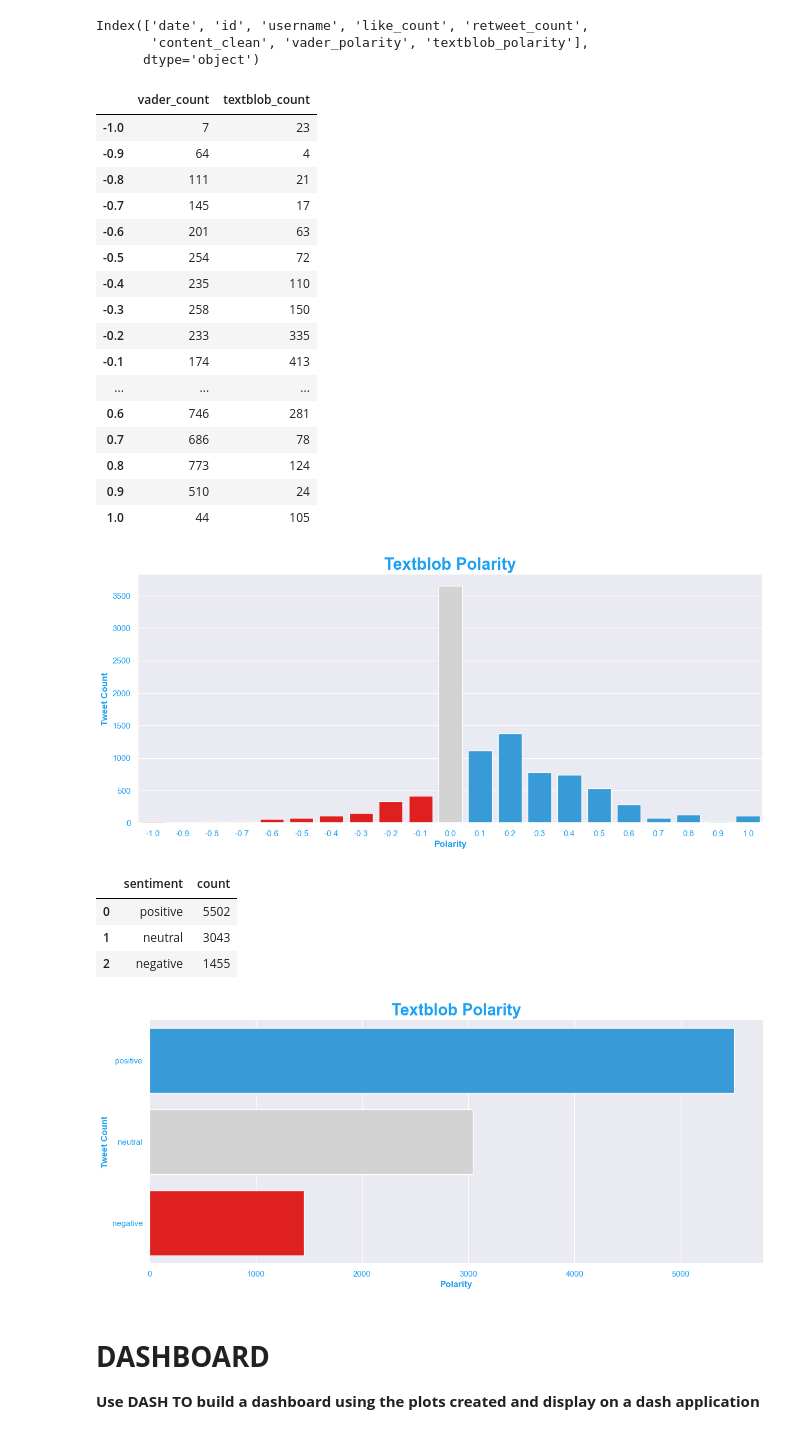
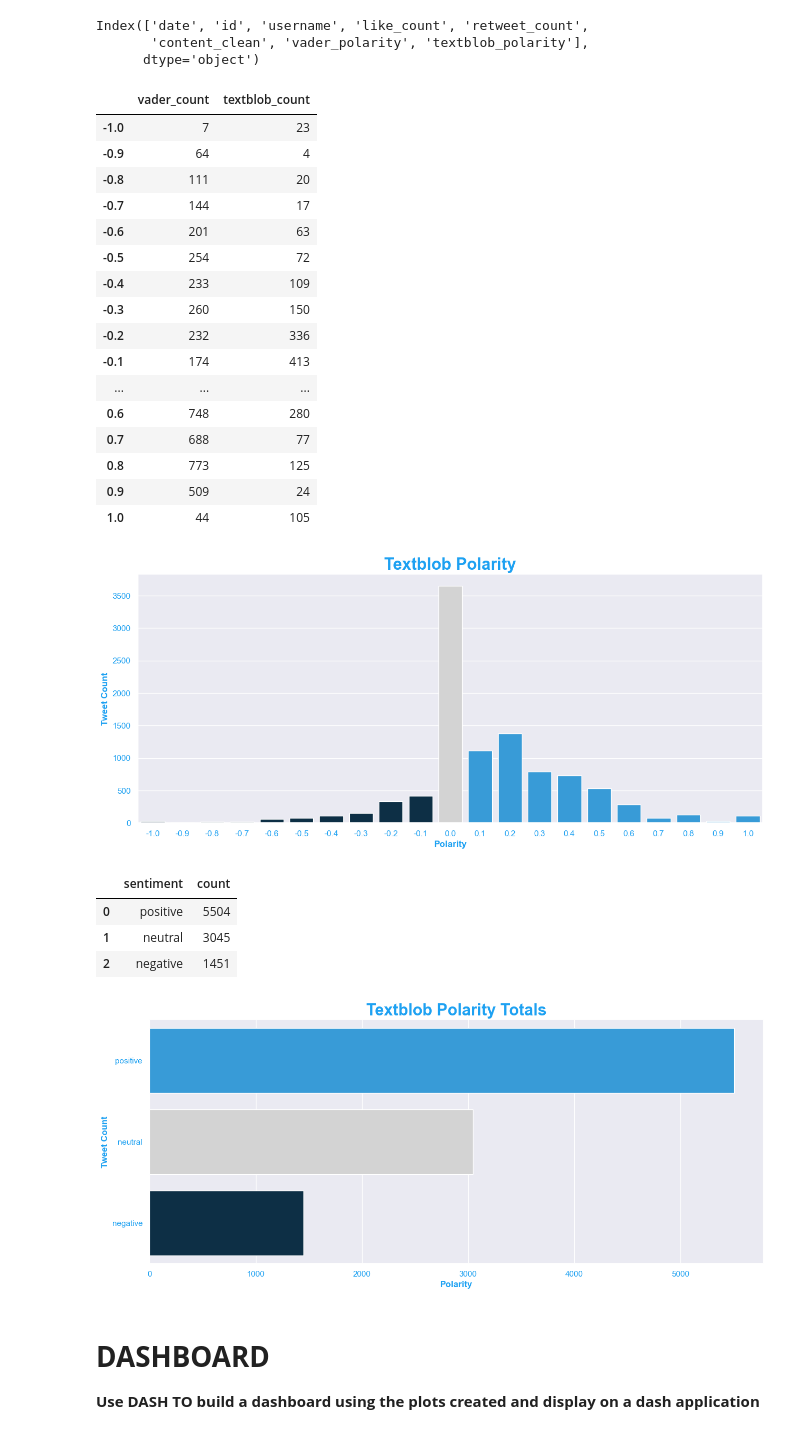
Before and after one commit to kevkillion/TwitterBot_ChatGPT, a Jupyter notebook: main.ipynb, the cells around one changed output. Drawn from its saved outputs; the diff is of its cells as text; code cells hidden in the pictures.

```diff
--- a/main.ipynb
+++ b/main.ipynb
@@ -149,7 +148,7 @@ from psycopg2.extensions import ISOLATION_LEVEL_AUTOCOMMIT
 hostname = 'localhost'
 database = 'DB1'
 username = 'postgres'
-pwd = 'XXXXXX'
+pwd = 'a4y23f'
 port_id = 5432
 
 conn = None
@@ -167,11 +166,11 @@ try:
 
     conn.set_isolation_level(ISOLATION_LEVEL_AUTOCOMMIT)
 
-    pgcur = conn.cursor(cursor_factory=psycopg2.extras.DictCursor)
+    pgcur = conn.cursor()
 
     # Create Table execute
     pgcur.execute('''
-    DROP TABLE IF EXISTS Tweets_ChatGPT_clean;
+    DROP TABLE IF EXISTS Tweets_ChatGPT_clean CASCADE;
     CREATE TABLE Tweets_ChatGPT_clean
         ( date date
         , id varchar(50)
@@ -514,22 +506,22 @@ df_polarity_10K_count
 |  | vader_count | textblob_count |
 | -1.0 | 7 | 23 |
 | -0.9 | 64 | 4 |
-| -0.8 | 111 | 21 |
-| -0.7 | 145 | 17 |
+| -0.8 | 111 | 20 |
+| -0.7 | 144 | 17 |
 | -0.6 | 201 | 63 |
 | -0.5 | 254 | 72 |
-| -0.4 | 235 | 110 |
-| -0.3 | 258 | 150 |
-| -0.2 | 233 | 335 |
+| -0.4 | 233 | 109 |
+| -0.3 | 260 | 150 |
+| -0.2 | 232 | 336 |
 | -0.1 | 174 | 413 |
 | ... | ... | ... |
-| 0.6 | 746 | 281 |
-| 0.7 | 686 | 78 |
-| 0.8 | 773 | 124 |
-| 0.9 | 510 | 24 |
+| 0.6 | 748 | 280 |
+| 0.7 | 688 | 77 |
+| 0.8 | 773 | 125 |
+| 0.9 | 509 | 24 |
 | 1.0 | 44 | 105 |
 # %%
-colors = ['#FF0000' if polarity < 0 else 'lightgrey' if polarity == 0 else '#1DA1F2' for polarity in df_polarity_10K_count.index]
+colors = ['#04314E' if polarity < 0 else 'lightgrey' if polarity == 0 else '#1DA1F2' for polarity in df_polarity_10K_count.index]
 
 # Create Barchart and assign formatting
 pyplot.figure(figsize=(15, 6))
@@ -546,7 +538,7 @@ pyplot.savefig("Textblob_polarity.png", format="png")
 # Show plot
 pyplot.show()
 # %% [output]
-[figure, old version]
+[figure, new version]
 # %%
 # Create Sentiment column
 df_polarity_10K['sentiment'] = ['positive' if polarity > 0
@@ -557,28 +549,28 @@ df_polarity_10K_sentiment = df_polarity_10K.groupby(pd.Grouper(key='sentiment'))
 df_polarity_10K_sentiment.head(5)
 # %% [output]
 |  | sentiment | count |
-| 0 | positive | 5502 |
-| 1 | neutral | 3043 |
-| 2 | negative | 1455 |
+| 0 | positive | 5504 |
+| 1 | neutral | 3045 |
+| 2 | negative | 1451 |
 # %%
-colors = ['#FF0000' if sentiment == 'negative' else 'lightgrey' if sentiment == 'neutral' else '#1DA1F2' for sentiment in df_polarity_10K_sentiment['sentiment']]
+colors = ['#04314E' if sentiment == 'negative' else 'lightgrey' if sentiment == 'neutral' else '#1DA1F2' for sentiment in df_polarity_10K_sentiment['sentiment']]
 
 # Create Barchart and assign formatting
 pyplot.figure(figsize=(15, 6))
 seaborn.barplot(data= df_polarity_10K_sentiment, x='count', y='sentiment', palette=colors)
 
 seaborn.set(rc={'xtick.color':'#1DA1F2', 'ytick.color':'#1DA1F2'})
-pyplot.title('Textblob Polarity', fontsize=22, weight='bold', color='#1DA1F2')
+pyplot.title('Textblob Polarity Totals', fontsize=22, weight='bold', color='#1DA1F2')
 pyplot.xlabel('Polarity', color='#1DA1F2', weight='bold')
 pyplot.ylabel('Tweet Count', color='#1DA1F2', weight='bold')
 
 # Store visualization to file
 pyplot.savefig("Textblob_sentiment.png", format="png")
 
 # Show plot
 pyplot.show()
 # %% [output]
-[figure, old version]
+[figure, new version]
 # %% [markdown]
 # **DASHBOARD**
 **Use DASH TO build a dashboard using the plots created and display on a dash application**
```
Also changed, not shown: parts of 12 cells of this notebook.
